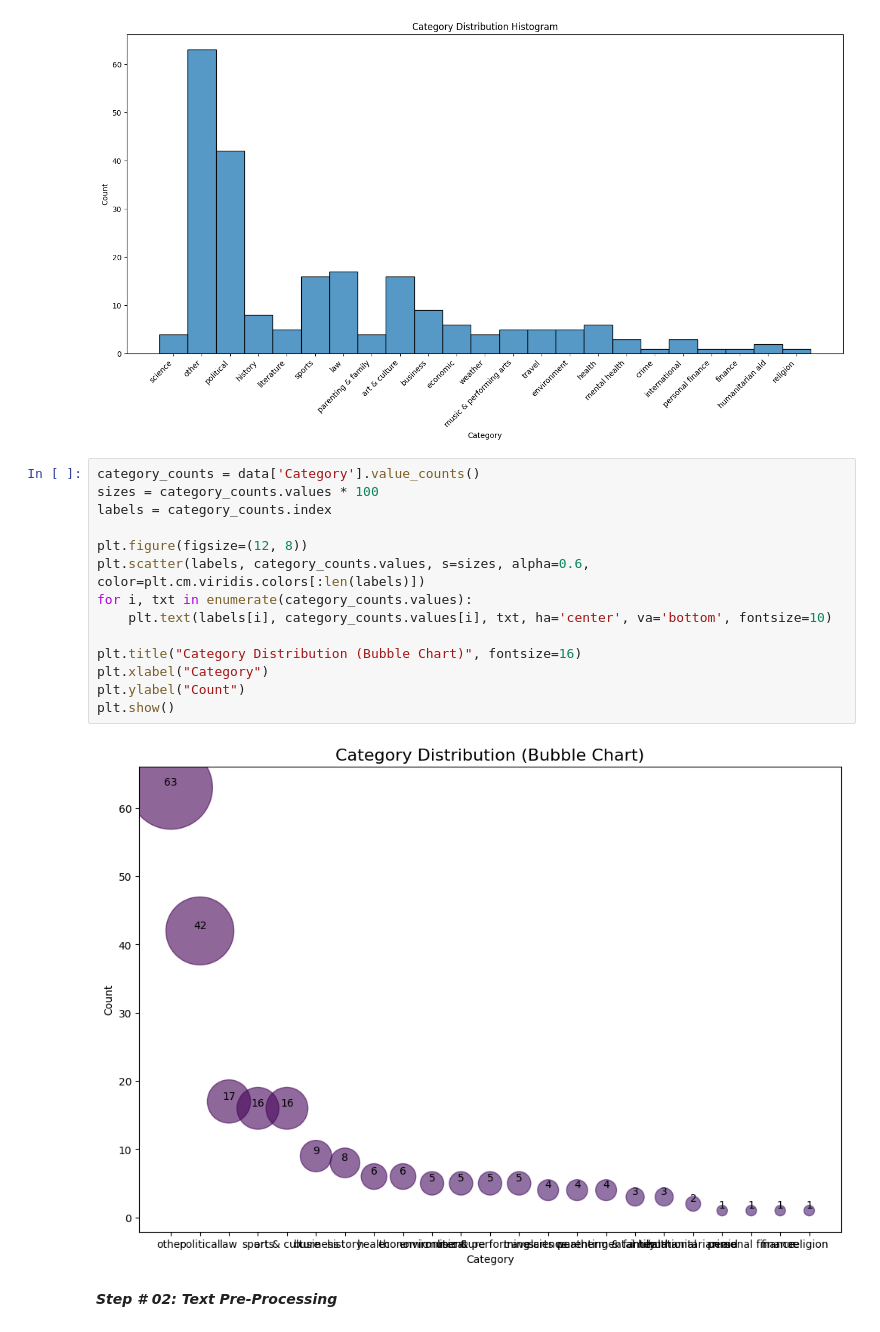
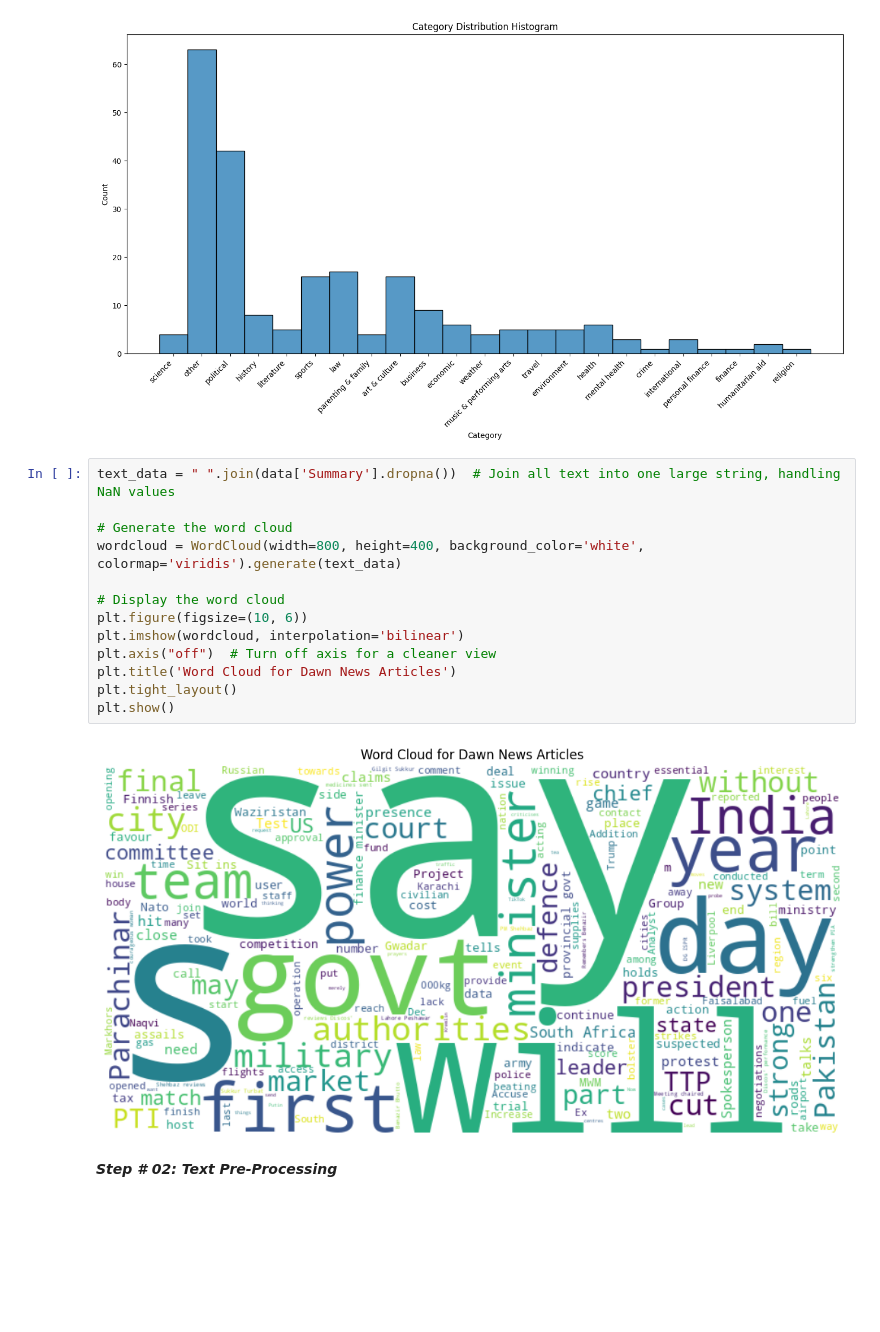
Before and after one commit to Jaweria-Asif/Automated-News-Categorization-Using-Data-Science-Techniques, a Jupyter notebook: Data_Science_Project.ipynb, the cells around one changed output. Cells and saved outputs as stored; diff of their text form; blank space fills up the shorter version.

```diff
--- a/Data_Science_Project.ipynb
+++ b/Data_Science_Project.ipynb
@@ -310,22 +310,21 @@ plt.tight_layout()
 plt.show()
 # %% [output]
 [figure]
-# %%
-category_counts = data['Category'].value_counts()
-sizes = category_counts.values * 100
-labels = category_counts.index
-
-plt.figure(figsize=(12, 8))
-plt.scatter(labels, category_counts.values, s=sizes, alpha=0.6, color=plt.cm.viridis.colors[:len(labels)])
-for i, txt in enumerate(category_counts.values):
-    plt.text(labels[i], category_counts.values[i], txt, ha='center', va='bottom', fontsize=10)
-
-plt.title("Category Distribution (Bubble Chart)", fontsize=16)
-plt.xlabel("Category")
-plt.ylabel("Count")
-plt.show()
-# %% [output]
-[figure, removed]
+# %%
+text_data = " ".join(data['Summary'].dropna())  # Join all text into one large string, handling NaN values
+
+# Generate the word cloud
+wordcloud = WordCloud(width=800, height=400, background_color='white', colormap='viridis').generate(text_data)
+
+# Display the word cloud
+plt.figure(figsize=(10, 6))
+plt.imshow(wordcloud, interpolation='bilinear')
+plt.axis("off")  # Turn off axis for a cleaner view
+plt.title('Word Cloud for Dawn News Articles')
+plt.tight_layout()
+plt.show()
+# %% [output]
+[figure, added]
 # %% [markdown]
 ***Step # 02: Text Pre-Processing***
 # %% [markdown]
```
Also changed, not shown: parts of 4 cells of this notebook.
